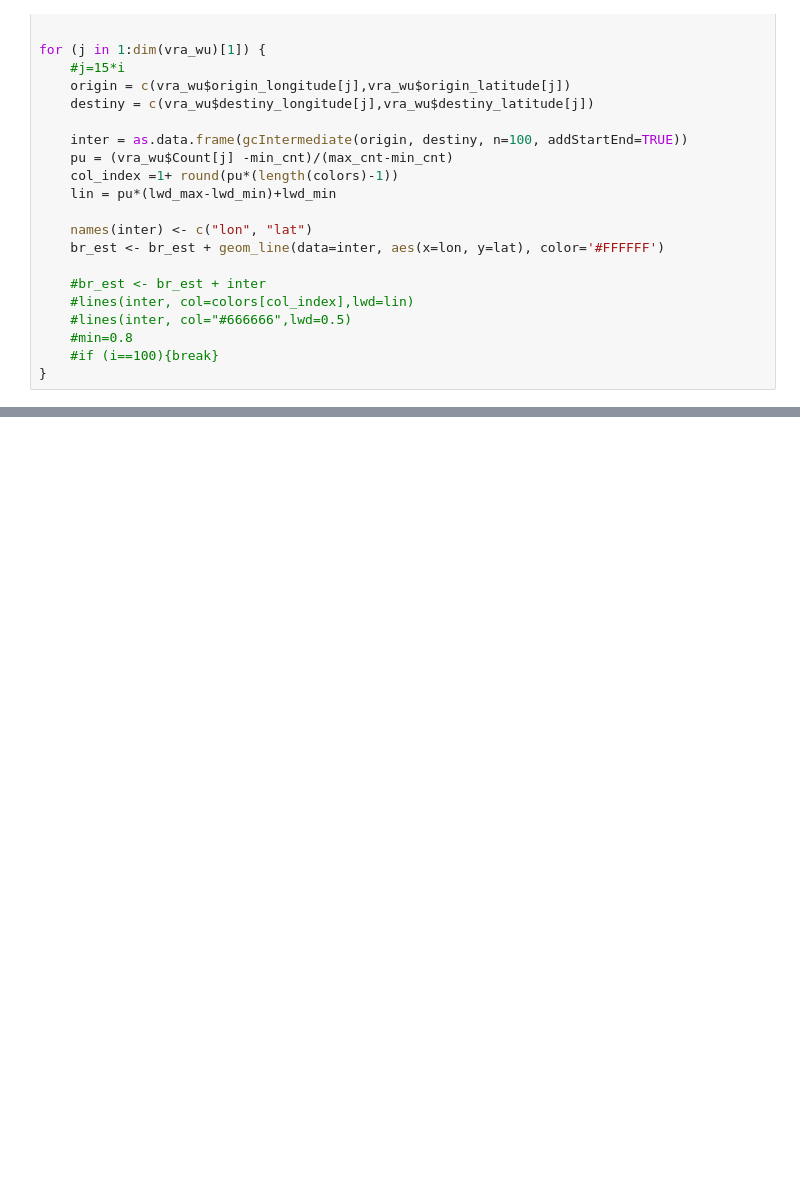
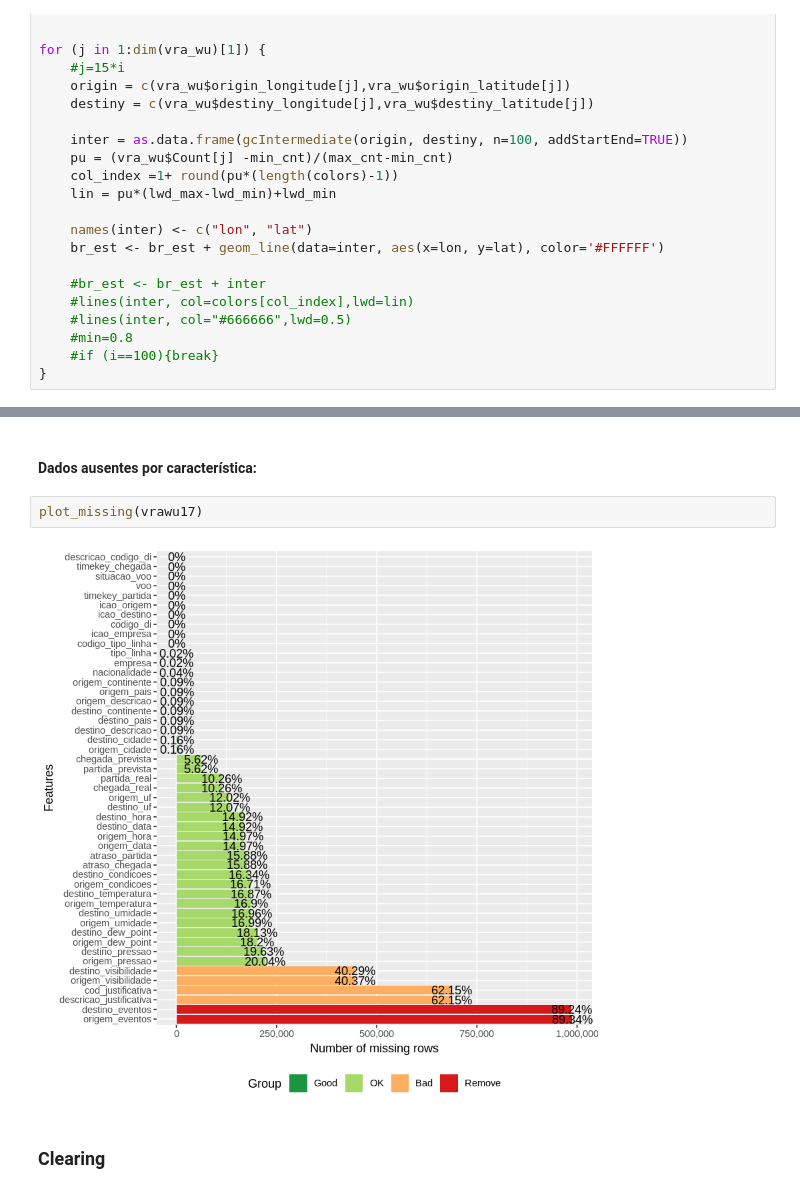
Before and after one commit to jcolares/DM2018, a Jupyter notebook: DataMining.ipynb, the cells around one changed output, grey strips where cells are left out. Drawn from its saved outputs; the diff is of its cells as text; blank space fills up the shorter version.

```diff
--- a/DataMining.ipynb
+++ b/DataMining.ipynb
@@ -483,0 +354,8 @@ for (j in 1:dim(vra_wu)[1]) {
+# %% [markdown]
+#### Dados ausentes por característica:
+# %%
+plot_missing(vrawu17)
+# %% [output]
+[figure, added]
+# %% [markdown]
+### Clearing
```
Also changed, not shown: parts of 97 cells of this notebook.
